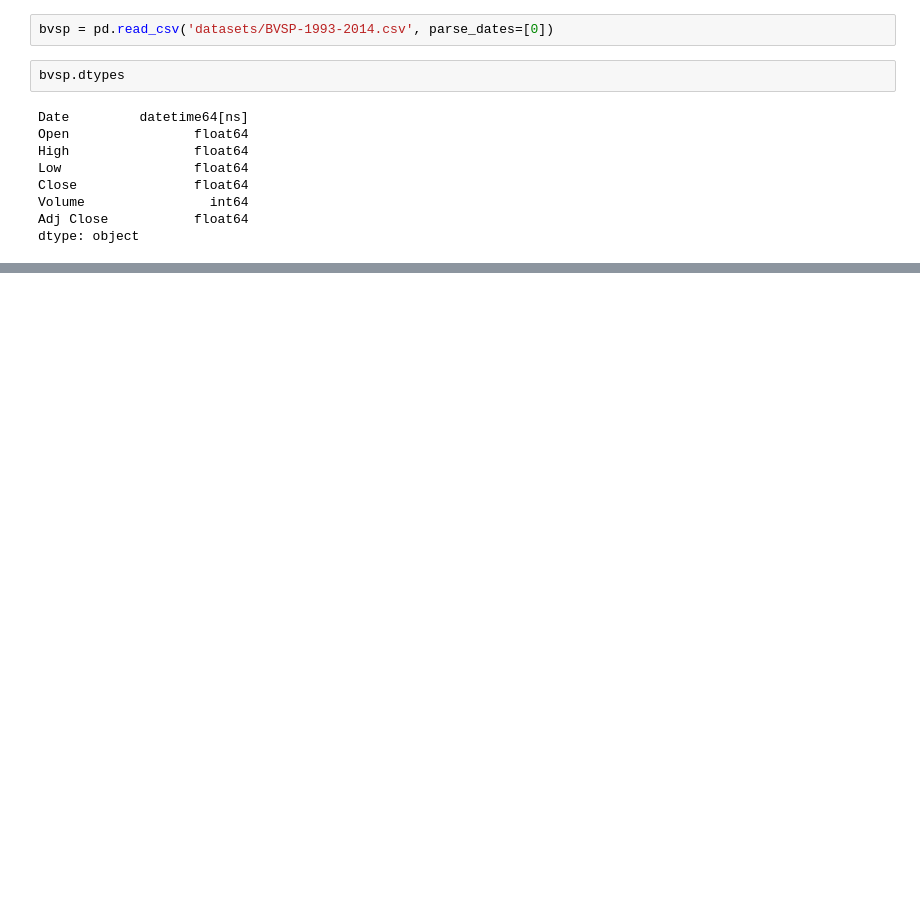
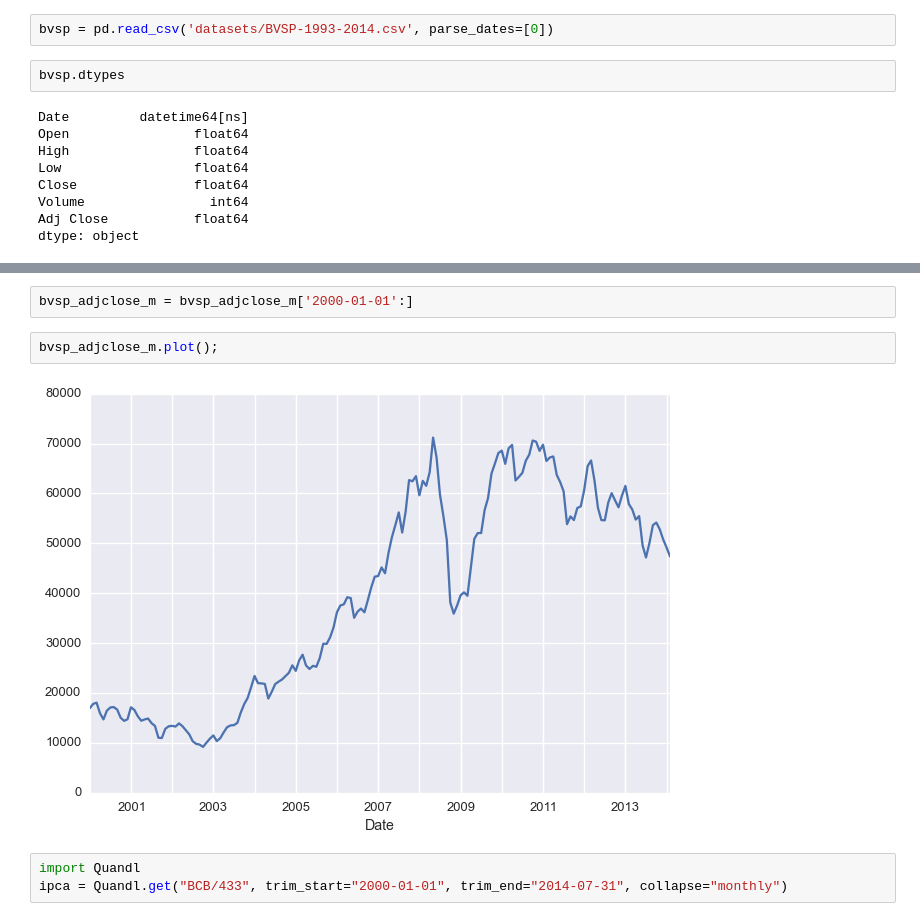
Before and after one commit to wilsonfreitas/wilsonfreitas.github.io, a Jupyter notebook: content/BVSP.ipynb, the cells around one changed output, grey strips where cells are left out. Saved outputs shown, nothing was run; the diff lists cells and outputs as text; blank space fills up the shorter version.

```diff
--- a/content/BVSP.ipynb
+++ b/content/BVSP.ipynb
@@ -46,0 +74,9 @@ ax.plot(bvsp.Date, bvsp.Close);
+# %%
+bvsp_adjclose_m = bvsp_adjclose_m['2000-01-01':]
+# %%
+bvsp_adjclose_m.plot();
+# %% [output]
+[figure, added]
+# %%
+import Quandl
+ipca = Quandl.get("BCB/433", trim_start="2000-01-01", trim_end="2014-07-31", collapse="monthly")
```
Also changed, not shown: parts of 24 cells of this notebook.
